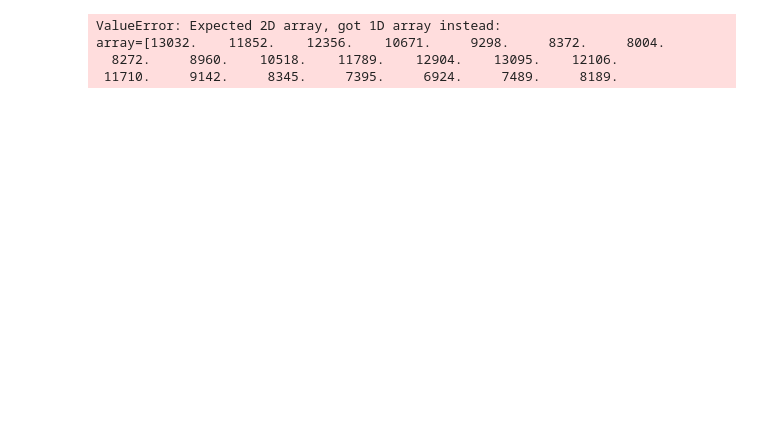
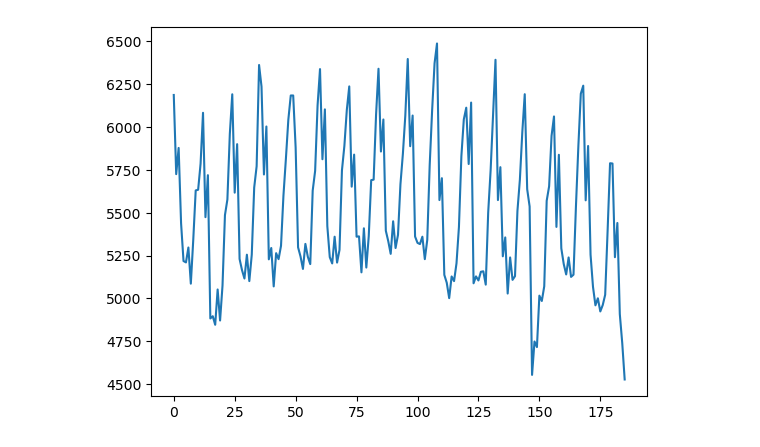
Before and after one commit to CaspervanWetten/DataDetectives, a Jupyter notebook: notebook/prediction.ipynb, the cells around one changed output. Drawn from its saved outputs; the diff is of its cells as text; code cells hidden in the pictures; blank space fills up the shorter version.

```diff
--- a/notebook/prediction.ipynb
+++ b/notebook/prediction.ipynb
@@ -56,12 +15,0 @@ y = dfnew["gwh"]
-# %%
-# create regressor object
-regressor = RandomForestRegressor(n_estimators=100,
-                                  random_state=0)
-
-# fit the regressor with x and y data
-regressor.fit(x, y)
-# %% [output]
-ValueError: Expected 2D array, got 1D array instead:
-array=[13032.    11852.    12356.    10671.     9298.     8372.     8004.
-  8272.     8960.    10518.    11789.    12904.    13095.    12106.
- 11710.     9142.     8345.     7395.     6924.     7489.     8189.
@@ -67,0 +36,12 @@ array=[13032.    11852.    12356.    10671.     9298.     8372.     8004.
+# %%
+# load and plot the time series dataset
+from pandas import read_csv
+from matplotlib import pyplot
+# load dataset
+series = read_csv('elec_date.csv', header=0, index_col=0)
+values = series.values
+# plot dataset
+pyplot.plot(values)
+pyplot.show()
+# %% [output]
+[figure, added]
```
Also changed, not shown: parts of 13 cells of this notebook, 4 other files.
